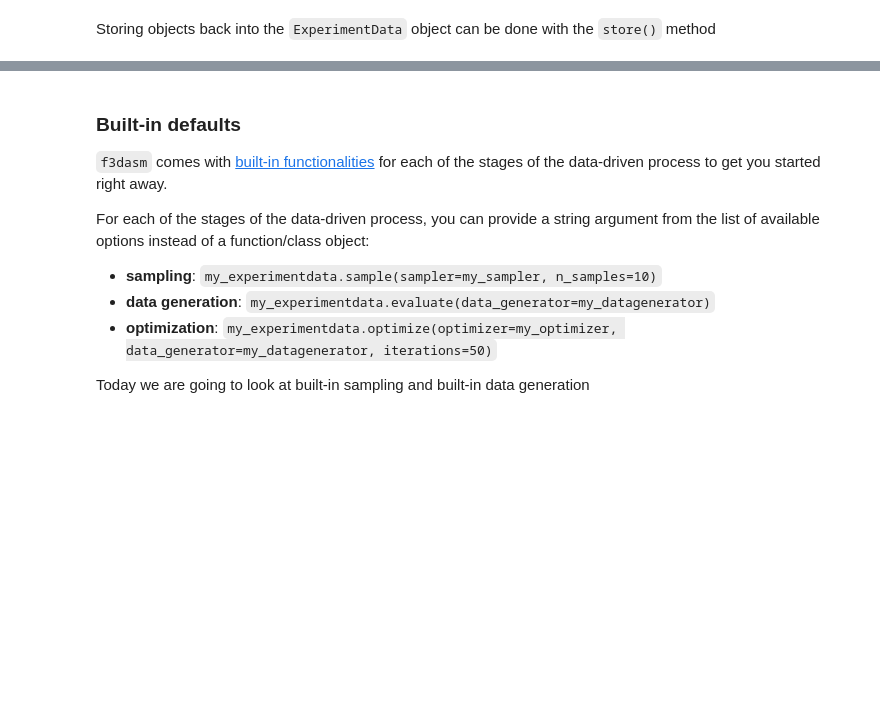
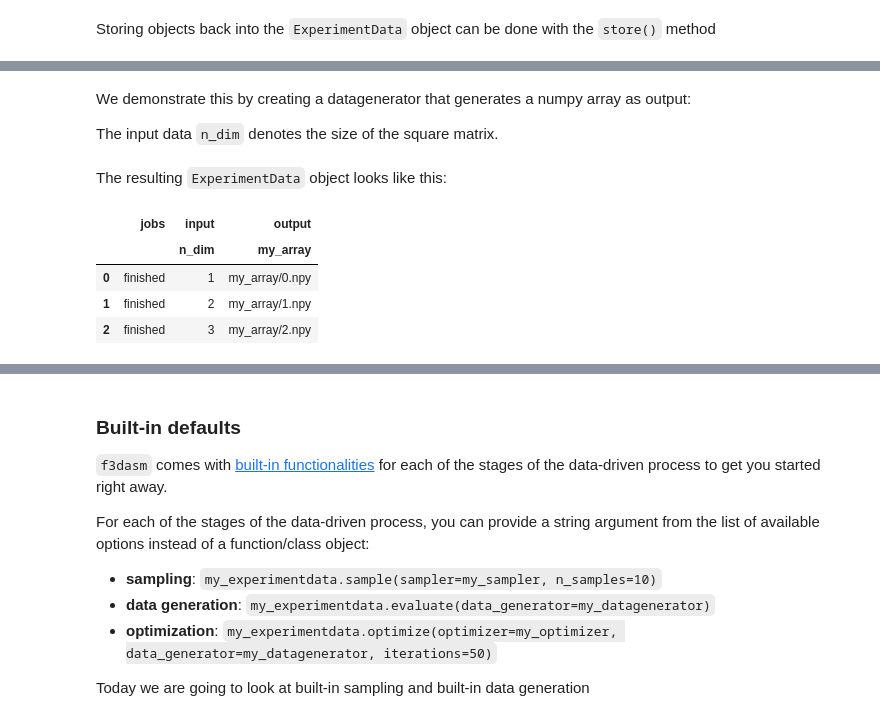
Before and after one commit to bessagroup/3dasm_course, a Jupyter notebook: Lectures/f3dasm_lecture_2/3dasm_Lecture21.ipynb, the cells around one changed output, grey strips where cells are left out. Drawn from its saved outputs; the diff is of its cells as text; code cells hidden in the pictures; blank space fills up the shorter version.

```diff
--- a/Lectures/f3dasm_lecture_2/3dasm_Lecture21.ipynb
+++ b/Lectures/f3dasm_lecture_2/3dasm_Lecture21.ipynb
@@ -292,0 +321,9 @@ my_experimentdata
+# %% [markdown]
+We demonstrate this by creating a datagenerator that generates a numpy array as output:
+
+The input data `n_dim` denotes the size of the square matrix.
+# %%
+domain = Domain()
+domain.add_int('n_dim', low=1, high=3)
+Data_x = np.arange(1, 4)
+experiment_data = ExperimentData(input_data=Data_x, domain=domain)
@@ -292,0 +341,10 @@ my_experimentdata
+# %% [markdown]
+The resulting `ExperimentData` object looks like this:
+# %%
+experiment_data
+# %% [output]
+|  | jobs | input | output |
+|  |  | n_dim | my_array |
+| 0 | finished | 1 | my_array/0.npy |
+| 1 | finished | 2 | my_array/1.npy |
+| 2 | finished | 3 | my_array/2.npy |
```
Also changed, not shown: parts of 34 cells of this notebook, 1 other file.
